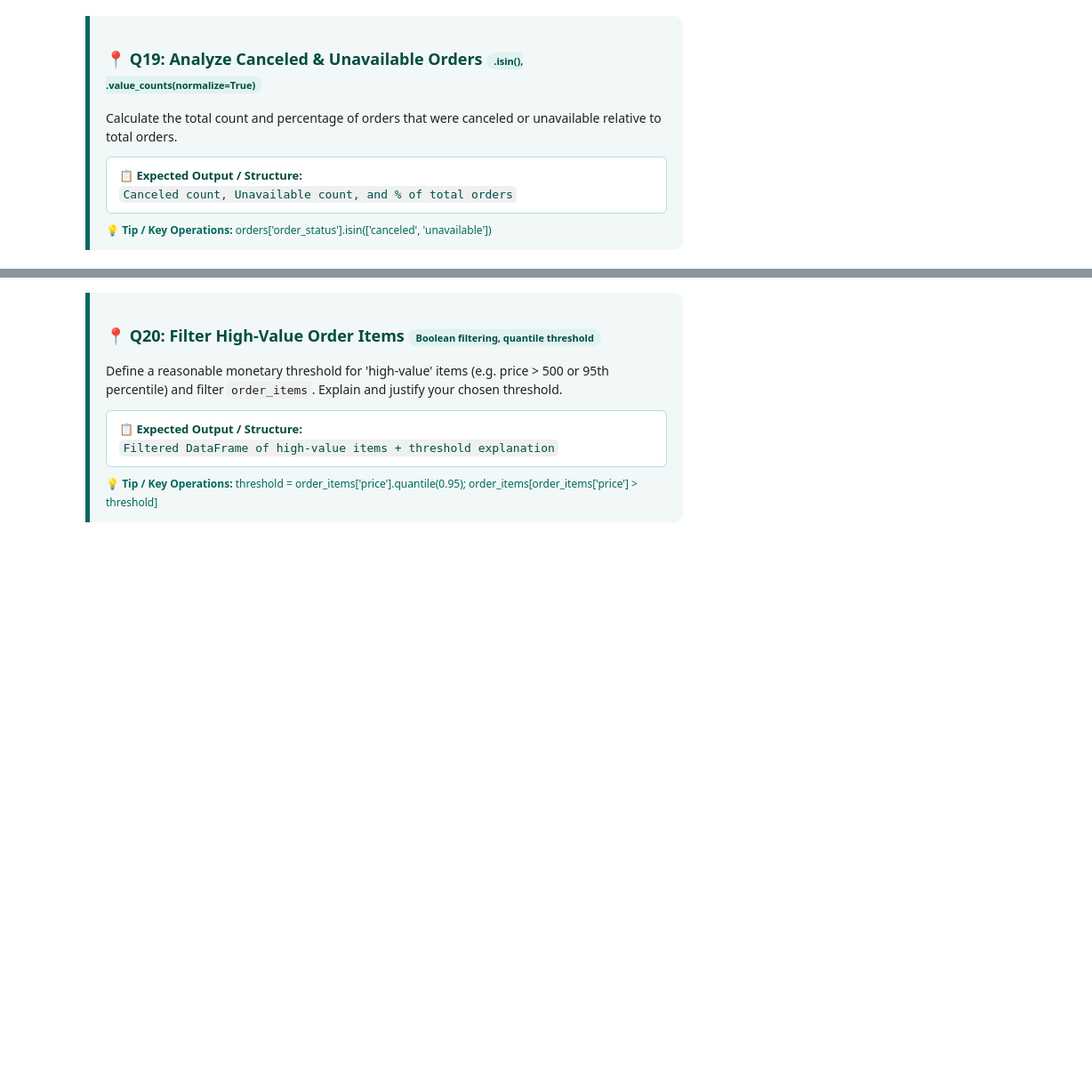
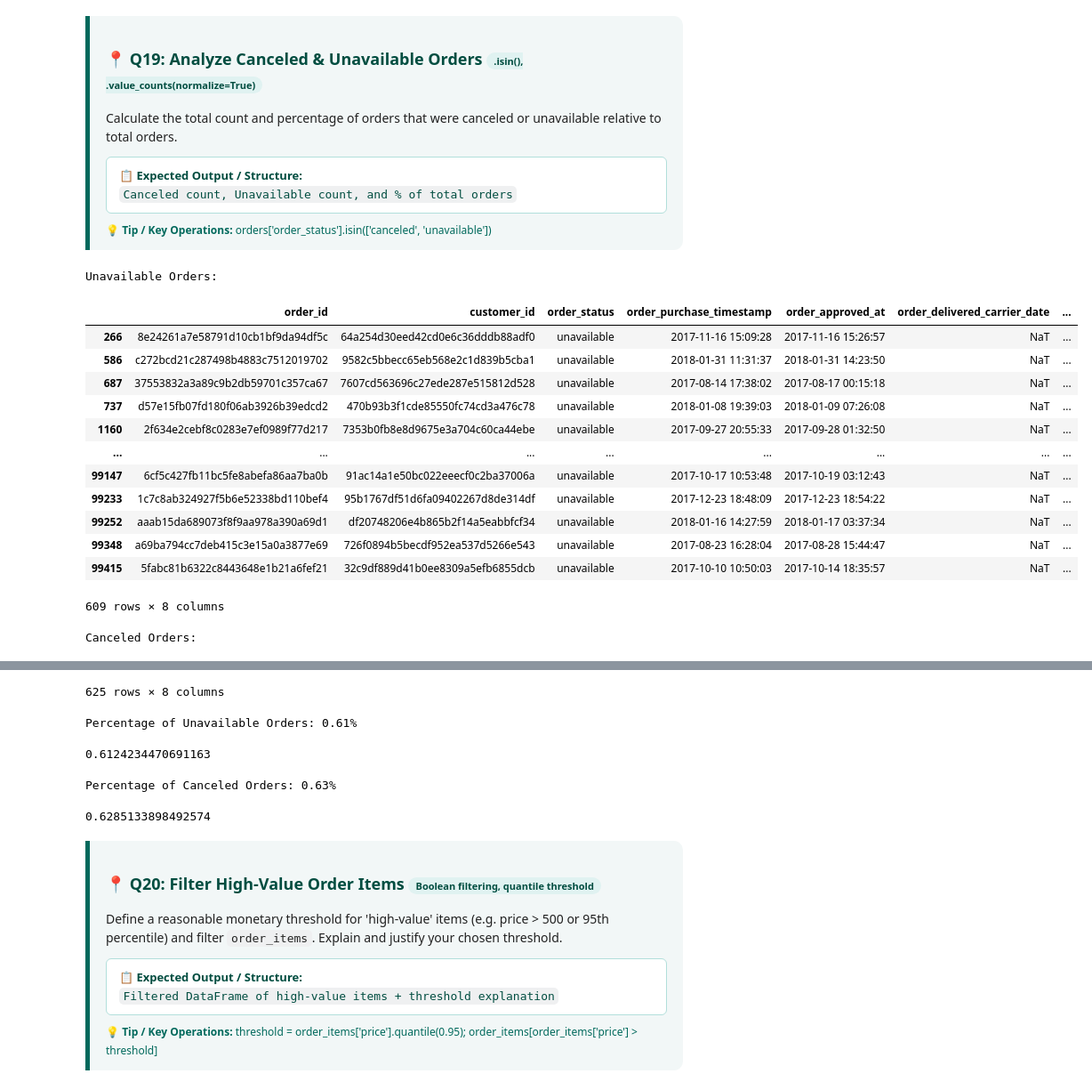
Before and after one commit to DebarghyaAich/Machine_Learning_Basics, a Jupyter notebook: Python_Libraries_Tutorial/E-Commerce Feature Extraction.ipynb, the cells around one changed output, grey strips where cells are left out. Shown at 89% size. Saved outputs shown, nothing was run; the diff lists cells and outputs as text; code cells hidden in the pictures; blank space fills up the shorter version.

```diff
--- a/Python_Libraries_Tutorial/E-Commerce Feature Extraction.ipynb
+++ b/Python_Libraries_Tutorial/E-Commerce Feature Extraction.ipynb
@@ -895,0 +913,32 @@ display(clean_dfs['Sellers']['seller_id'].nunique())
+# %%
+unavailable_order_df = orders[orders['order_status'].isin(['unavailable'])]
+canceled_order_df = orders[orders['order_status'].isin(['canceled'])]
+unavailable_pecent = len(unavailable_order_df)/len(orders)*100
+canceled_pecent = len(canceled_order_df)/len(orders)*100
+
+print("Unavailable Orders:")
+display(unavailable_order_df)
+
+print("\nCanceled Orders:")
+display(canceled_order_df)
+
+print(f"\nPercentage of Unavailable Orders: {unavailable_pecent:.2f}%")
+display(unavailable_pecent)
+print(f"Percentage of Canceled Orders: {canceled_pecent:.2f}%")
+display(canceled_pecent)
+# %% [output]
+Unavailable Orders:
+|  | order_id | customer_id | order_status | order_purchase_timestamp | order_approved_at | order_delivered_carrier_date | ... |
+| 266 | 8e24261a7e58791d10cb1bf9da94df5c | 64a254d30eed42cd0e6c36dddb88adf0 | unavailable | 2017-11-16 15:09:28 | 2017-11-16 15:26:57 | NaT | ... |
+| 586 | c272bcd21c287498b4883c7512019702 | 9582c5bbecc65eb568e2c1d839b5cba1 | unavailable | 2018-01-31 11:31:37 | 2018-01-31 14:23:50 | NaT | ... |
+| 687 | 37553832a3a89c9b2db59701c357ca67 | 7607cd563696c27ede287e515812d528 | unavailable | 2017-08-14 17:38:02 | 2017-08-17 00:15:18 | NaT | ... |
+| 737 | d57e15fb07fd180f06ab3926b39edcd2 | 470b93b3f1cde85550fc74cd3a476c78 | unavailable | 2018-01-08 19:39:03 | 2018-01-09 07:26:08 | NaT | ... |
+| 1160 | 2f634e2cebf8c0283e7ef0989f77d217 | 7353b0fb8e8d9675e3a704c60ca44ebe | unavailable | 2017-09-27 20:55:33 | 2017-09-28 01:32:50 | NaT | ... |
+| ... | ... | ... | ... | ... | ... | ... | ... |
+| 99147 | 6cf5c427fb11bc5fe8abefa86aa7ba0b | 91ac14a1e50bc022eeecf0c2ba37006a | unavailable | 2017-10-17 10:53:48 | 2017-10-19 03:12:43 | NaT | ... |
+| 99233 | 1c7c8ab324927f5b6e52338bd110bef4 | 95b1767df51d6fa09402267d8de314df | unavailable | 2017-12-23 18:48:09 | 2017-12-23 18:54:22 | NaT | ... |
+| 99252 | aaab15da689073f8f9aa978a390a69d1 | df20748206e4b865b2f14a5eabbfcf34 | unavailable | 2018-01-16 14:27:59 | 2018-01-17 03:37:34 | NaT | ... |
+| 99348 | a69ba794cc7deb415c3e15a0a3877e69 | 726f0894b5becdf952ea537d5266e543 | unavailable | 2017-08-23 16:28:04 | 2017-08-28 15:44:47 | NaT | ... |
+| 99415 | 5fabc81b6322c8443648e1b21a6fef21 | 32c9df889d41b0ee8309a5efb6855dcb | unavailable | 2017-10-10 10:50:03 | 2017-10-14 18:35:57 | NaT | ... |
+609 rows × 8 columns
+Canceled Orders:
@@ -896,3 +957,8 @@ display(clean_dfs['Sellers']['seller_id'].nunique())
+625 rows × 8 columns
+Percentage of Unavailable Orders: 0.61%
+0.6124234470691163
+Percentage of Canceled Orders: 0.63%
+0.6285133898492574
 # %% [markdown]
 <div style="border-left: 5px solid #00695c; padding: 12px 18px; background: rgba(0, 105, 92, 0.05); border-radius: 0 10px 10px 0; margin: 22px 0 12px 0;">
   <h3 style="margin: 0; color: #004d40; font-family: 'Segoe UI', -apple-system, sans-serif; font-size: 18px; font-weight: 700; display: flex; align-items: center; gap: 8px;">
```
Also changed, not shown: parts of 5 cells of this notebook.
